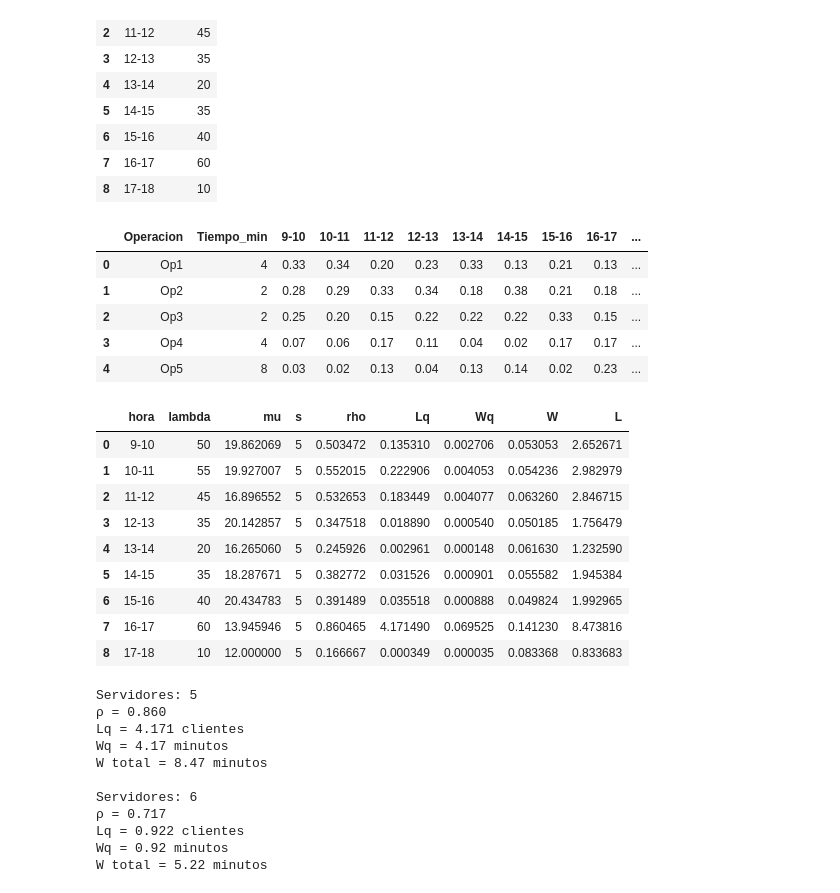
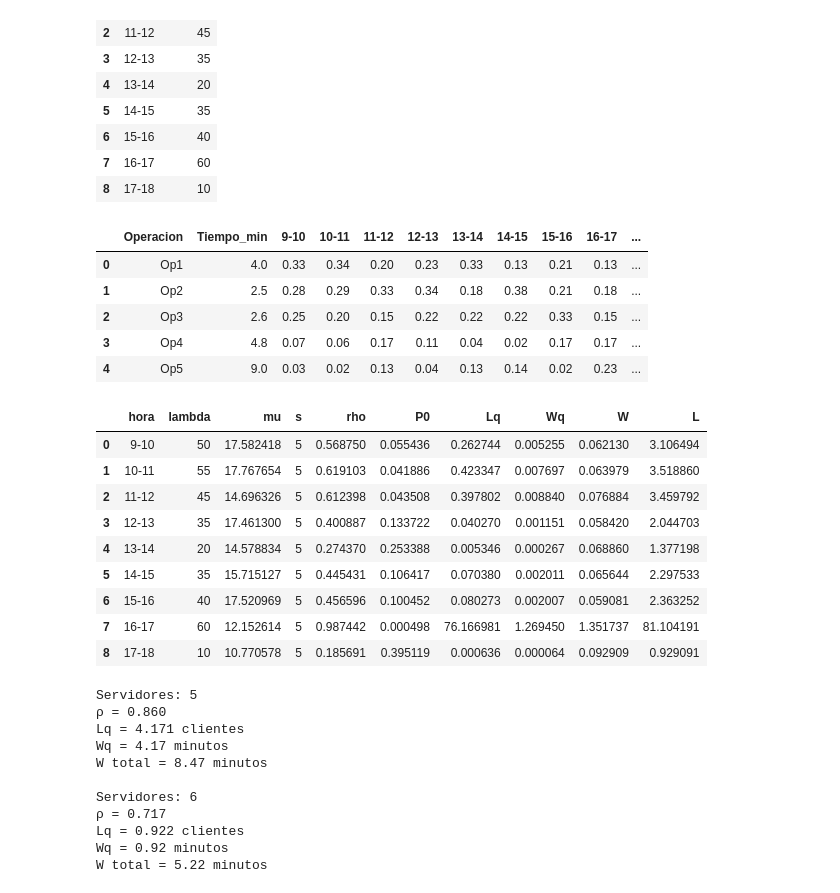
Before and after one commit to antonio-xrp/data_science_ibm, a Jupyter notebook: notebooks/colas.ipynb, the cells around one changed output. Saved outputs shown, nothing was run; the diff lists cells and outputs as text; code cells hidden in the pictures.

```diff
--- a/notebooks/colas.ipynb
+++ b/notebooks/colas.ipynb
@@ -27,8 +27,8 @@ df
 | 8 | 17-18 | 10 |
 # %%
 # Mezcla de operaciones
-probs = [0.33, 0.28, 0.25, 0.07, 0.03]
-tiempos = [4, 2, 2, 4, 8]
+# probs = [0.33, 0.28, 0.25, 0.07, 0.03]
+# tiempos = [4, 2, 2, 4, 8]
 # %%
 def calcular_mu(probs, tiempos):
     """
@@ -63,7 +63,7 @@ def metricas_mmc(lam, mu, c):
     rho = lam / (c * mu)
 
     if rho >= 1:
-        return None, None, None, None
+        return None, None, None, None, NO
 
     suma = sum((r**k)/math.factorial(k) for k in range(c))
     termino_final = (r**c)/(math.factorial(c)*(1-rho))
@@ -74,7 +74,7 @@ def metricas_mmc(lam, mu, c):
     W = Wq + (1/mu)
     L = lam * W
 
-    return Lq, Wq, W, L
+    return P0, Lq, Wq, W, L
 # %%
 # frecuencia de operaciones 9-10
 probs09_10 = [0.33, 0.28, 0.25, 0.07, 0.03]
@@ -116,7 +116,7 @@ tipos = ["Op1", "Op2", "Op3", "Op4", "Op5"]
 
 df_operaciones = pd.DataFrame({
     "Operacion": tipos,
-    "Tiempo_min": [4, 2, 2, 4, 8],
+    "Tiempo_min": [4, 2.5, 2.6, 4.8, 9],
     "9-10": probs09_10,
     "10-11": probs10_11,
     "11-12": probs11_12,
@@ -131,46 +131,47 @@ df_operaciones = pd.DataFrame({
 df_operaciones
 # %% [output]
 |  | Operacion | Tiempo_min | 9-10 | 10-11 | 11-12 | 12-13 | 13-14 | 14-15 | 15-16 | 16-17 | ... |
-| 0 | Op1 | 4 | 0.33 | 0.34 | 0.20 | 0.23 | 0.33 | 0.13 | 0.21 | 0.13 | ... |
-| 1 | Op2 | 2 | 0.28 | 0.29 | 0.33 | 0.34 | 0.18 | 0.38 | 0.21 | 0.18 | ... |
-| 2 | Op3 | 2 | 0.25 | 0.20 | 0.15 | 0.22 | 0.22 | 0.22 | 0.33 | 0.15 | ... |
-| 3 | Op4 | 4 | 0.07 | 0.06 | 0.17 | 0.11 | 0.04 | 0.02 | 0.17 | 0.17 | ... |
-| 4 | Op5 | 8 | 0.03 | 0.02 | 0.13 | 0.04 | 0.13 | 0.14 | 0.02 | 0.23 | ... |
+| 0 | Op1 | 4.0 | 0.33 | 0.34 | 0.20 | 0.23 | 0.33 | 0.13 | 0.21 | 0.13 | ... |
+| 1 | Op2 | 2.5 | 0.28 | 0.29 | 0.33 | 0.34 | 0.18 | 0.38 | 0.21 | 0.18 | ... |
+| 2 | Op3 | 2.6 | 0.25 | 0.20 | 0.15 | 0.22 | 0.22 | 0.22 | 0.33 | 0.15 | ... |
+| 3 | Op4 | 4.8 | 0.07 | 0.06 | 0.17 | 0.11 | 0.04 | 0.02 | 0.17 | 0.17 | ... |
+| 4 | Op5 | 9.0 | 0.03 | 0.02 | 0.13 | 0.04 | 0.13 | 0.14 | 0.02 | 0.23 | ... |
 # %%
 # df["mu"] = df.apply(lambda row: calcular_mu(probs, tiempos), axis=1)
 mu_por_hora = {}
 
+tiempos = df_operaciones["Tiempo_min"].values
 
 for hora in df_operaciones.columns[2:]:  # saltamos Operacion y Tiempo_min
     probs = df_operaciones[hora]
     mu_por_hora[hora] = calcular_mu(probs, tiempos)
+
+
 
 df["mu"] = df["hora"].map(mu_por_hora)
 
 df["s"] = 5
 
 df["rho"] = df["lambda"] / (df["s"] * df["mu"])
 
-c = 5
-
-df[["Lq","Wq","W","L"]] = df.apply(
-    lambda row: metricas_mmc(row["lambda"], row["mu"], c),
+df[["P0","Lq","Wq","W","L"]] = df.apply(
+    lambda row: metricas_mmc(row["lambda"], row["mu"], row["s"]),
     axis=1,
     result_type="expand"
 )
 
 df
 # %% [output]
-|  | hora | lambda | mu | s | rho | Lq | Wq | W | L |
-| 0 | 9-10 | 50 | 19.862069 | 5 | 0.503472 | 0.135310 | 0.002706 | 0.053053 | 2.652671 |
-| 1 | 10-11 | 55 | 19.927007 | 5 | 0.552015 | 0.222906 | 0.004053 | 0.054236 | 2.982979 |
-| 2 | 11-12 | 45 | 16.896552 | 5 | 0.532653 | 0.183449 | 0.004077 | 0.063260 | 2.846715 |
-| 3 | 12-13 | 35 | 20.142857 | 5 | 0.347518 | 0.018890 | 0.000540 | 0.050185 | 1.756479 |
-| 4 | 13-14 | 20 | 16.265060 | 5 | 0.245926 | 0.002961 | 0.000148 | 0.061630 | 1.232590 |
-| 5 | 14-15 | 35 | 18.287671 | 5 | 0.382772 | 0.031526 | 0.000901 | 0.055582 | 1.945384 |
-| 6 | 15-16 | 40 | 20.434783 | 5 | 0.391489 | 0.035518 | 0.000888 | 0.049824 | 1.992965 |
-| 7 | 16-17 | 60 | 13.945946 | 5 | 0.860465 | 4.171490 | 0.069525 | 0.141230 | 8.473816 |
-| 8 | 17-18 | 10 | 12.000000 | 5 | 0.166667 | 0.000349 | 0.000035 | 0.083368 | 0.833683 |
+|  | hora | lambda | mu | s | rho | P0 | Lq | Wq | W | L |
+| 0 | 9-10 | 50 | 17.582418 | 5 | 0.568750 | 0.055436 | 0.262744 | 0.005255 | 0.062130 | 3.106494 |
+| 1 | 10-11 | 55 | 17.767654 | 5 | 0.619103 | 0.041886 | 0.423347 | 0.007697 | 0.063979 | 3.518860 |
+| 2 | 11-12 | 45 | 14.696326 | 5 | 0.612398 | 0.043508 | 0.397802 | 0.008840 | 0.076884 | 3.459792 |
+| 3 | 12-13 | 35 | 17.461300 | 5 | 0.400887 | 0.133722 | 0.040270 | 0.001151 | 0.058420 | 2.044703 |
+| 4 | 13-14 | 20 | 14.578834 | 5 | 0.274370 | 0.253388 | 0.005346 | 0.000267 | 0.068860 | 1.377198 |
+| 5 | 14-15 | 35 | 15.715127 | 5 | 0.445431 | 0.106417 | 0.070380 | 0.002011 | 0.065644 | 2.297533 |
+| 6 | 15-16 | 40 | 17.520969 | 5 | 0.456596 | 0.100452 | 0.080273 | 0.002007 | 0.059081 | 2.363252 |
+| 7 | 16-17 | 60 | 12.152614 | 5 | 0.987442 | 0.000498 | 76.166981 | 1.269450 | 1.351737 | 81.104191 |
+| 8 | 17-18 | 10 | 10.770578 | 5 | 0.185691 | 0.395119 | 0.000636 | 0.000064 | 0.092909 | 0.929091 |
 # %%
 lam = 60
 mu = 13.945946
```
